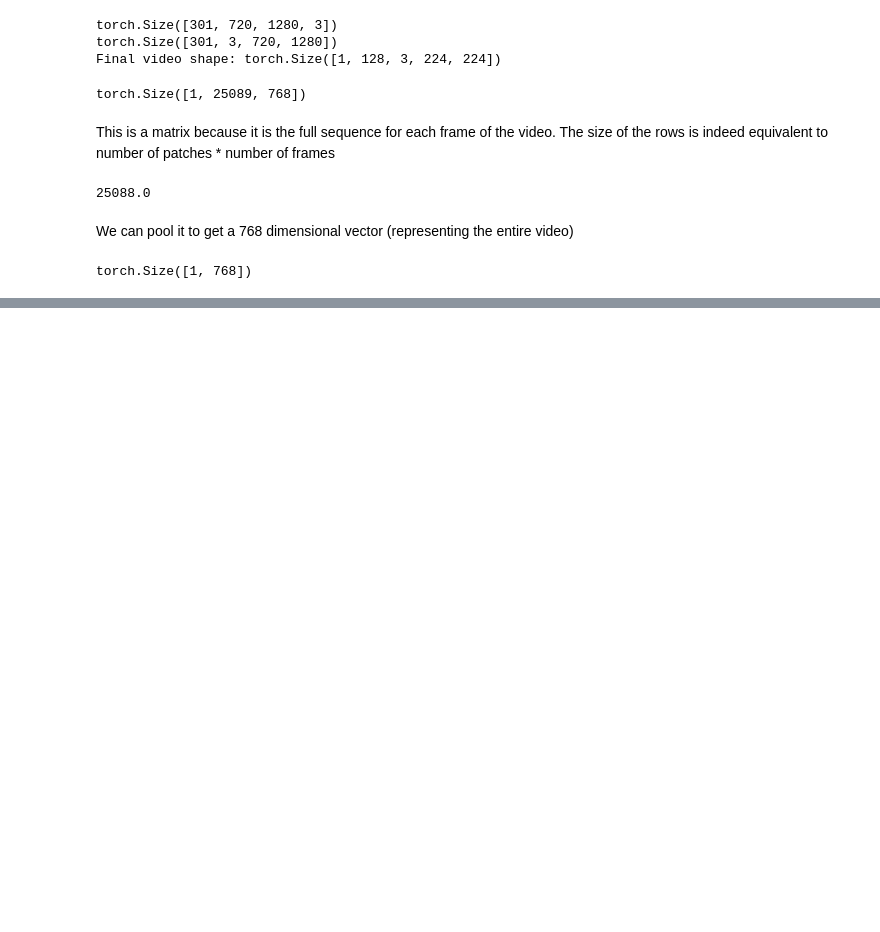
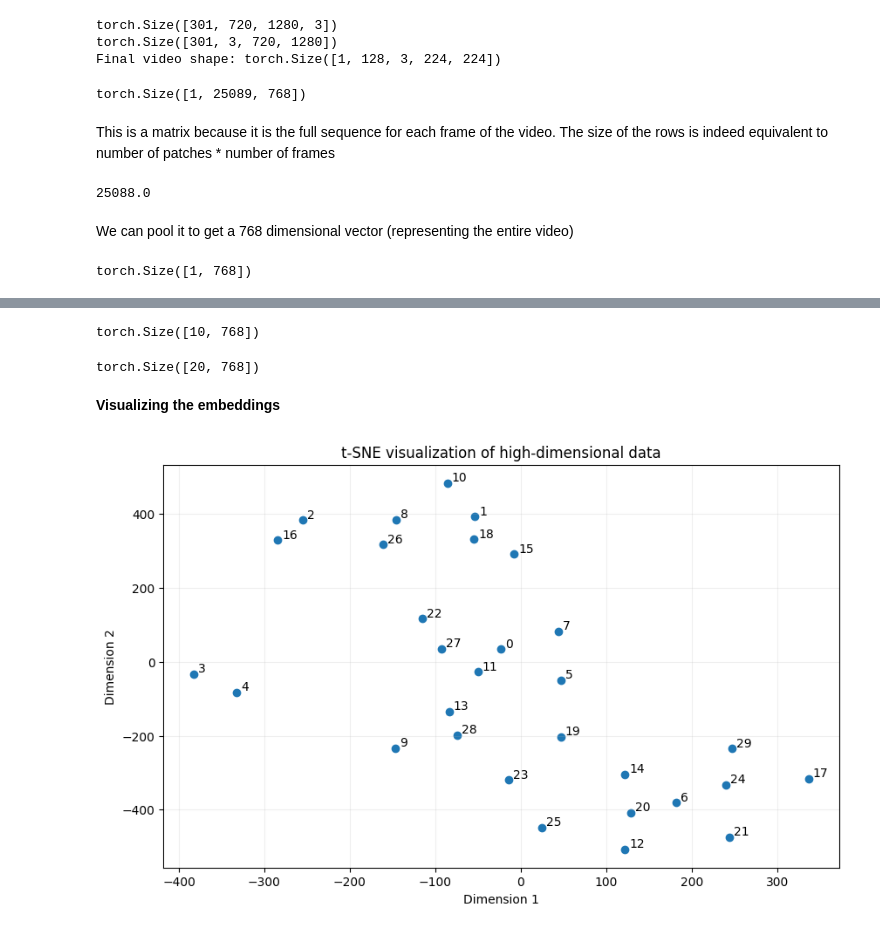
Before and after one commit to giorgiodemarchi/Visually-Indicated-Sounds, a Jupyter notebook: TimeSformer.ipynb, the cells around one changed output, grey strips where cells are left out. Drawn from its saved outputs; the diff is of its cells as text; code cells hidden in the pictures; blank space fills up the shorter version.

```diff
--- a/TimeSformer.ipynb
+++ b/TimeSformer.ipynb
@@ -122,0 +139,6 @@ TimesformerConfig {
+# %%
+# len(videos)
+for i in range(len(videos)):
+    videos[i] = videos[i][:32]
+
+videos_t = torch.stack(videos, dim=0)
@@ -122,0 +149,45 @@ TimesformerConfig {
+# %%
+with torch.no_grad():
+    outputs = model(videos_t[10:])
+
+# All 12 layers' hidden states
+hidden_states = outputs.hidden_states
+
+# Second to last layer embeddings
+last_layer_embeddings = hidden_states[-2]
+pooled_embedding = last_layer_embeddings.mean(dim=1)
+# %%
+pooled_embedding_first = pooled_embedding
+pooled_embedding_first.shape
+# %% [output]
+torch.Size([10, 768])
+# %%
+pooled_embedding.shape
+# %% [output]
+torch.Size([20, 768])
+# %%
+pooled_embedding_batch = torch.cat((pooled_embedding_first, pooled_embedding), dim=0)
+# %% [markdown]
+**Visualizing the embeddings**
+# %%
+import numpy as np
+from sklearn.manifold import TSNE
+import matplotlib.pyplot as plt
+
+X = pooled_embedding_batch.numpy()
+
+tsne = TSNE(n_components=2, perplexity=5, learning_rate=200.0, random_state=42)
+X_2d = tsne.fit_transform(X)
+
+plt.figure(figsize=(10, 6))
+plt.scatter(X_2d[:, 0], X_2d[:, 1])
+plt.xlabel('Dimension 1')
+plt.ylabel('Dimension 2')
+plt.title('t-SNE visualization of high-dimensional data')
+for i, point in enumerate(X_2d):
+    plt.annotate(i, (point[0] + 5, point[1] + 5))
+
+plt.grid(True, alpha=0.2)
+plt.show()
+# %% [output]
+[figure, added]
```
Also changed, not shown: parts of 6 cells of this notebook.
